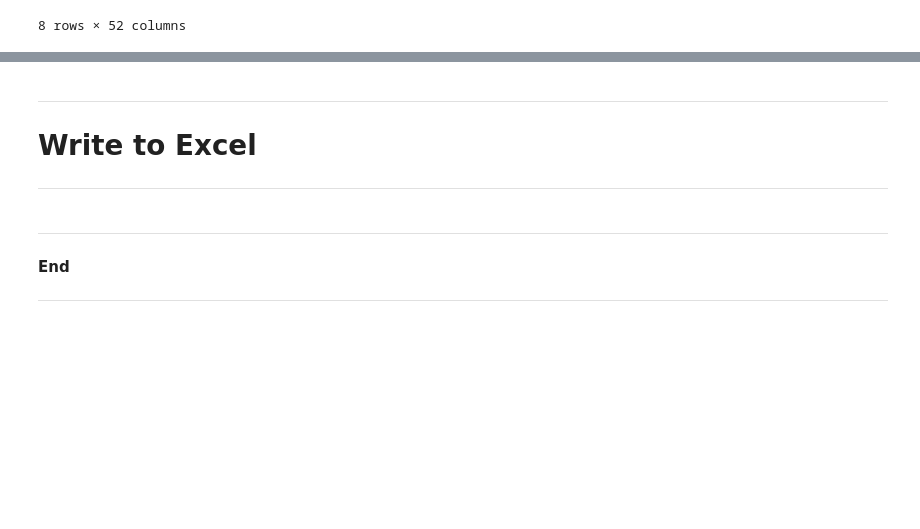
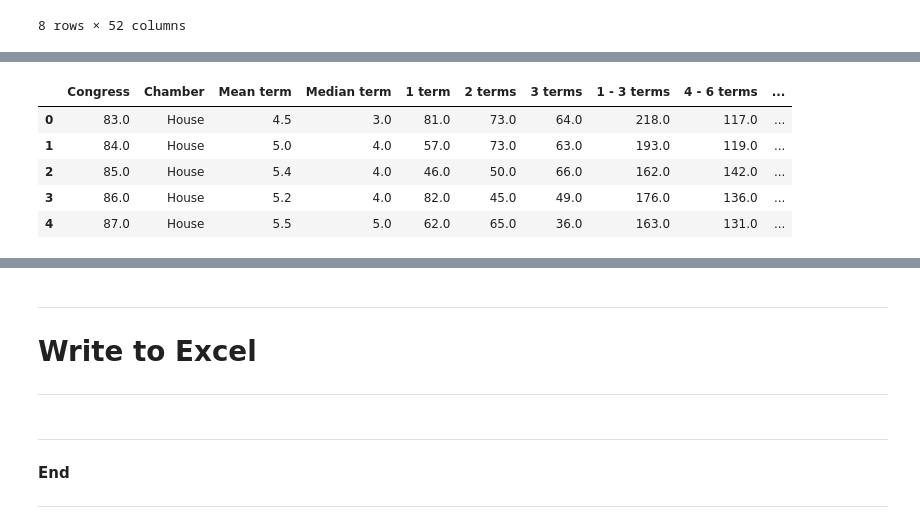
Before and after one commit to tamimcm416/congressional_activity, a Jupyter notebook: notebooks/DataPrep.ipynb, the cells around one changed output, grey strips where cells are left out. Drawn from its saved outputs; the diff is of its cells as text; code cells hidden in the pictures; blank space fills up the shorter version.

```diff
--- a/notebooks/DataPrep.ipynb
+++ b/notebooks/DataPrep.ipynb
@@ -487,0 +538,33 @@ confirm_tidy_df.describe()
+# %%
+# Delete the last 3 rows of each dataset, which contain footnotes
+senority_reps_df.drop(index=[139, 140, 141], inplace=True)
+senority_sens_df.drop(index=[35, 36, 27], inplace=True)
+# %%
+# Each observation in the House dataset is split across 3 rows, followed by an empty row. We'll tidy the data so to only include raw numbers
+# (not percents) and merge into a single row per observation
+cols = senority_reps_df.columns.to_list().insert(1, 'Chamber')
+scrubbed_df = pd.DataFrame(columns=cols)
+term_cols = ['1 term', '2 terms', '3 terms', '1 - 3 terms', '4 - 6 terms', '7 - 9 terms', '10 + terms', 'Total']
+
+for i, row in senority_reps_df.iterrows():
+    if i % 4 == 0 or i == 0:
+        row_id = i
+        scrubbed_df.at[row_id, 'Congress'] = int(row['Congress'][:-9])
+        scrubbed_df.at[row_id, 'Chamber'] = 'House'
+    elif i % 4 == 1:
+        scrubbed_df.at[row_id, 'Mean term'] = row['Mean term']
+        scrubbed_df.at[row_id, 'Median term'] = row['Median term']
+    elif i % 4 == 2:
+        for col in term_cols:
+             scrubbed_df.at[row_id, col] = row[col]
+
+scrubbed_df.reset_index(drop=True, inplace=True)
+senority_reps_df = scrubbed_df.copy()
+senority_reps_df.head()
+# %% [output]
+|  | Congress | Chamber | Mean term | Median term | 1 term | 2 terms | 3 terms | 1 - 3 terms | 4 - 6 terms | ... |
+| 0 | 83.0 | House | 4.5 | 3.0 | 81.0 | 73.0 | 64.0 | 218.0 | 117.0 | ... |
+| 1 | 84.0 | House | 5.0 | 4.0 | 57.0 | 73.0 | 63.0 | 193.0 | 119.0 | ... |
+| 2 | 85.0 | House | 5.4 | 4.0 | 46.0 | 50.0 | 66.0 | 162.0 | 142.0 | ... |
+| 3 | 86.0 | House | 5.2 | 4.0 | 82.0 | 45.0 | 49.0 | 176.0 | 136.0 | ... |
+| 4 | 87.0 | House | 5.5 | 5.0 | 62.0 | 65.0 | 36.0 | 163.0 | 131.0 | ... |
```
Also changed, not shown: parts of 11 cells of this notebook.
